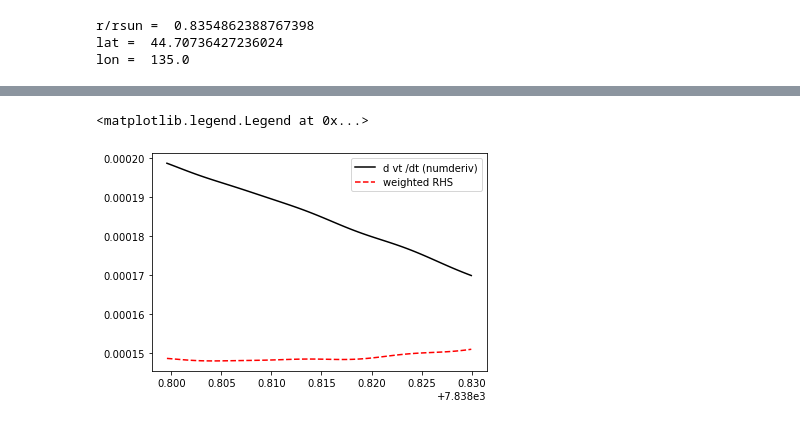
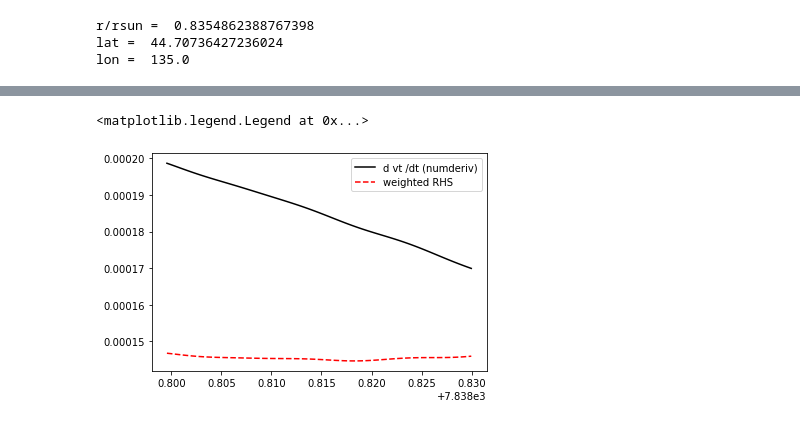
Before and after one commit to illorenzo7/rayleigh_utils, a Jupyter notebook: test_equations/momentum_mhd.ipynb, the cells around one changed output, grey strips where cells are left out. Drawn from its saved outputs; the diff is of its cells as text; code cells hidden in the pictures.

```diff
--- a/test_equations/momentum_mhd.ipynb
+++ b/test_equations/momentum_mhd.ipynb
@@ -151,24 +151,24 @@ cor_t = vals[:, iiphi0, iit0, iir0, lut[1220]]
 visc_t = vals[:, iiphi0, iit0, iir0, lut[1229]]
 gradp_t = vals[:, iiphi0, iit0, iir0, lut[1238]]
 
-#jxb_t = vals[:, iiphi0, iit0, iir0, lut[1249]]
+jxb_t = vals[:, iiphi0, iit0, iir0, lut[1249]]
 # %%
 drhovt = rhovt[2:] - rhovt[1:-1]
 drhovtdt = drhovt/dt
 
-f_exp = cor_t + adv_t# + jxb_t
+f_exp = cor_t + adv_t + jxb_t
 f_imp = gradp_t + visc_t
 
 rhs_momt = f_weighted = 0.5*(f_imp[2:] + f_imp[1:-1]) + f_exp[1:-1] + 0.5*(dt/dt_old)*(f_exp[1:-1] - f_exp[:-2])
 
 plt.plot(t[2:], drhovtdt, 'k', label='d vt /dt (numderiv)')
 plt.plot(t[2:], f_weighted, 'r--', label='weighted RHS')
 #plt.plot(t, f_r/rho[ir0], label='weighted RHS')
 
 plt.legend()
 # %% [output]
 <matplotlib.legend.Legend at 0x...>
-[figure, old version]
+[figure, new version]
 # %%
 # and then phi
 rhovp = vals[:, iiphi0, iit0, iir0, lut[203]]
```
Also changed, not shown: parts of 9 cells of this notebook.
